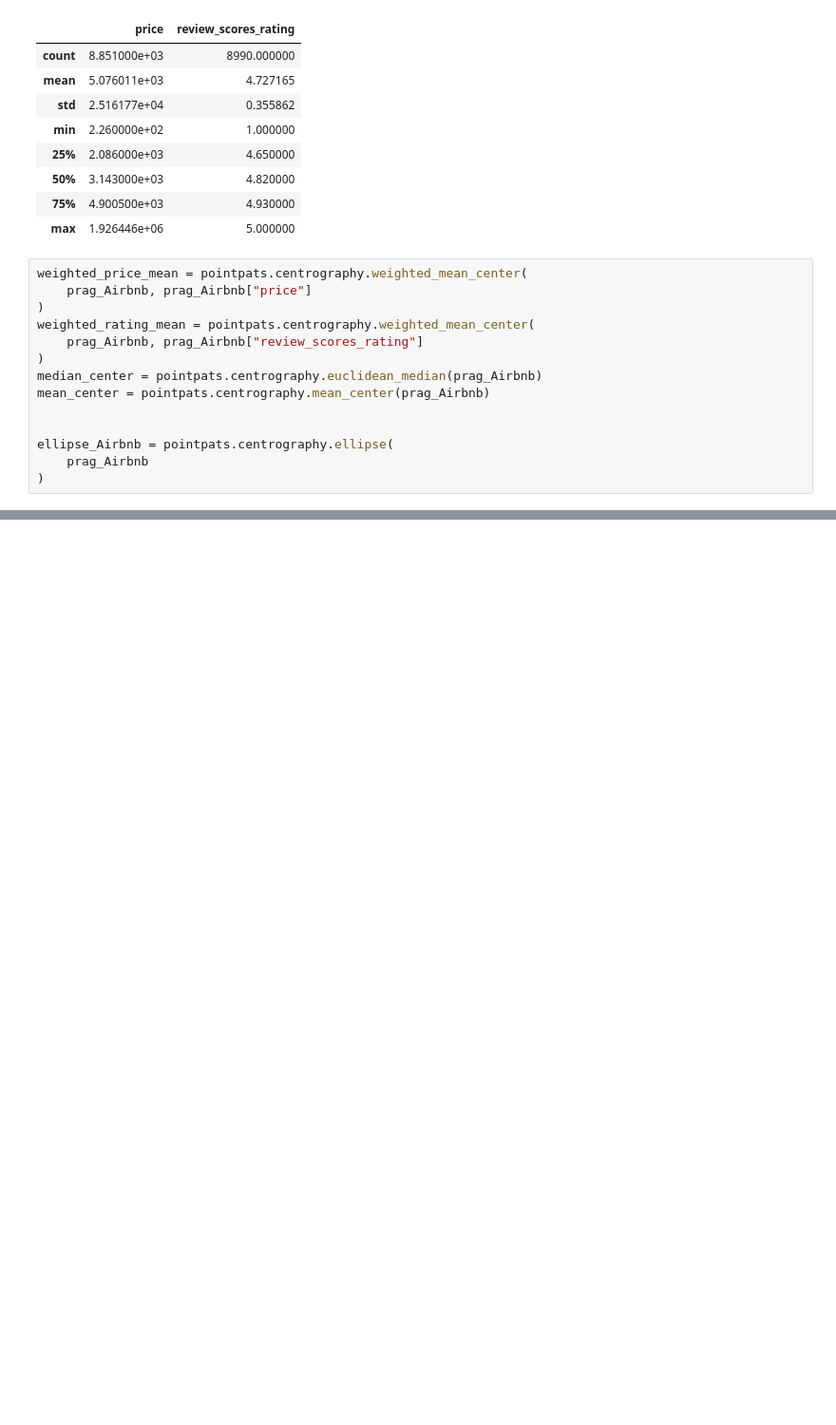
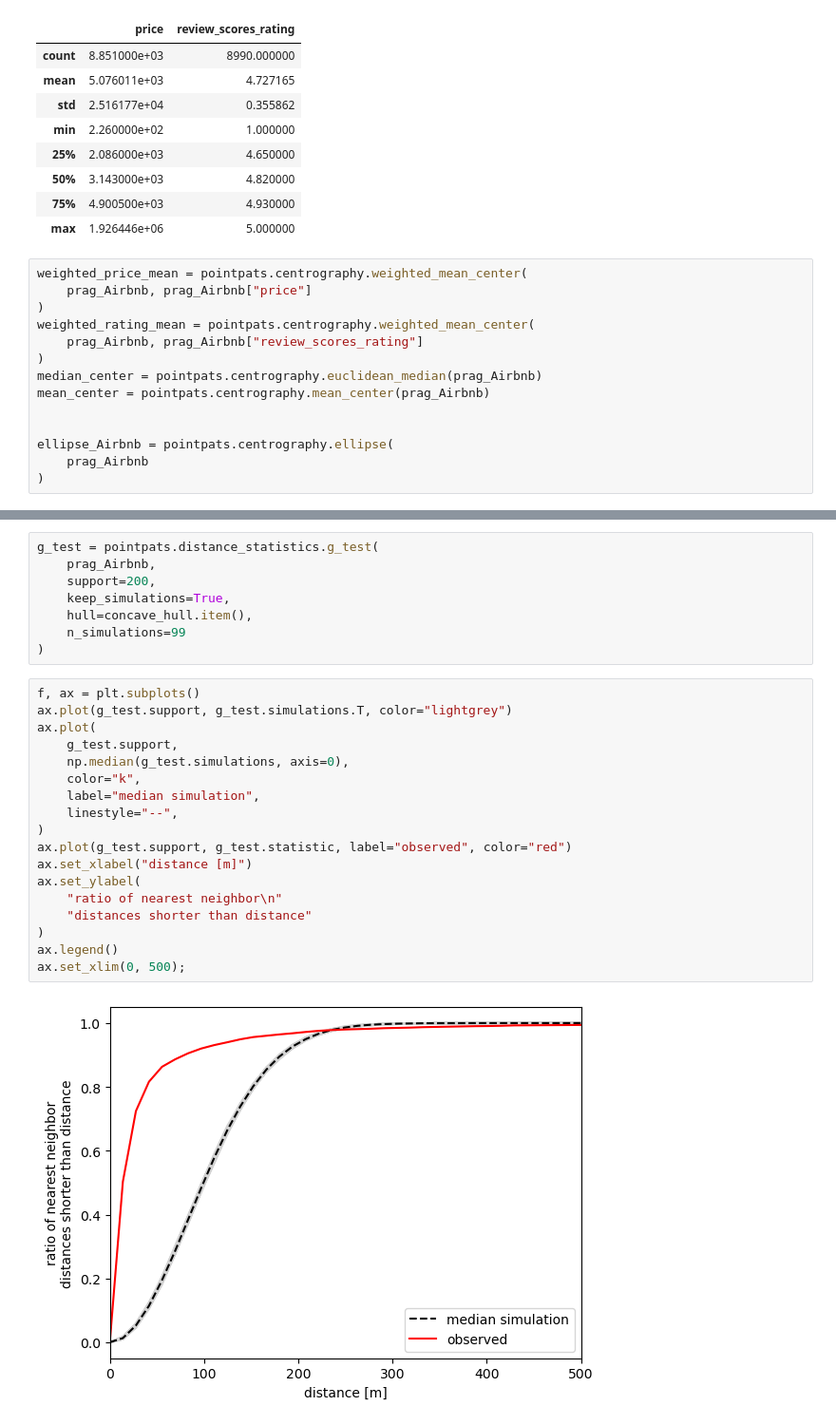
Before and after one commit to chrischank/SDSP_coursework, a Jupyter notebook: 05_point_patterns/point_pattern_hw.ipynb, the cells around one changed output, grey strips where cells are left out. Shown at 95% size. Saved outputs shown, nothing was run; the diff lists cells and outputs as text; blank space fills up the shorter version.

```diff
--- a/05_point_patterns/point_pattern_hw.ipynb
+++ b/05_point_patterns/point_pattern_hw.ipynb
@@ -175,0 +207,28 @@ plt.xticks(rotation=45);
+# %%
+g_test = pointpats.distance_statistics.g_test(
+    prag_Airbnb,
+    support=200,
+    keep_simulations=True,
+    hull=concave_hull.item(),
+    n_simulations=99
+)
+# %%
+f, ax = plt.subplots()
+ax.plot(g_test.support, g_test.simulations.T, color="lightgrey")
+ax.plot(
+    g_test.support,
+    np.median(g_test.simulations, axis=0),
+    color="k",
+    label="median simulation",
+    linestyle="--",
+)
+ax.plot(g_test.support, g_test.statistic, label="observed", color="red")
+ax.set_xlabel("distance [m]")
+ax.set_ylabel(
+    "ratio of nearest neighbor\n"
+    "distances shorter than distance"
+)
+ax.legend()
+ax.set_xlim(0, 500);
+# %% [output]
+[figure, added]
```
Also changed, not shown: parts of 5 cells of this notebook.
